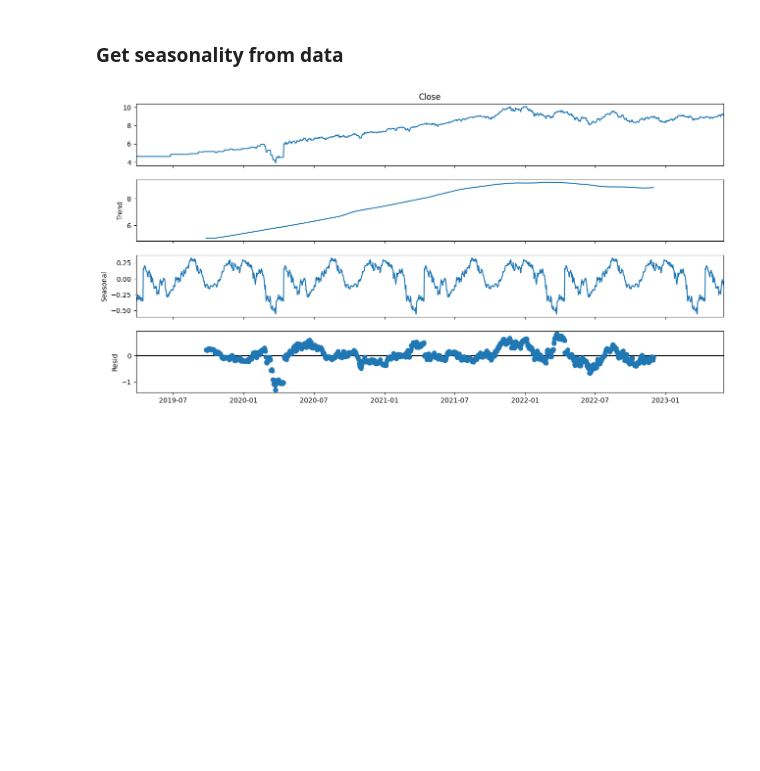
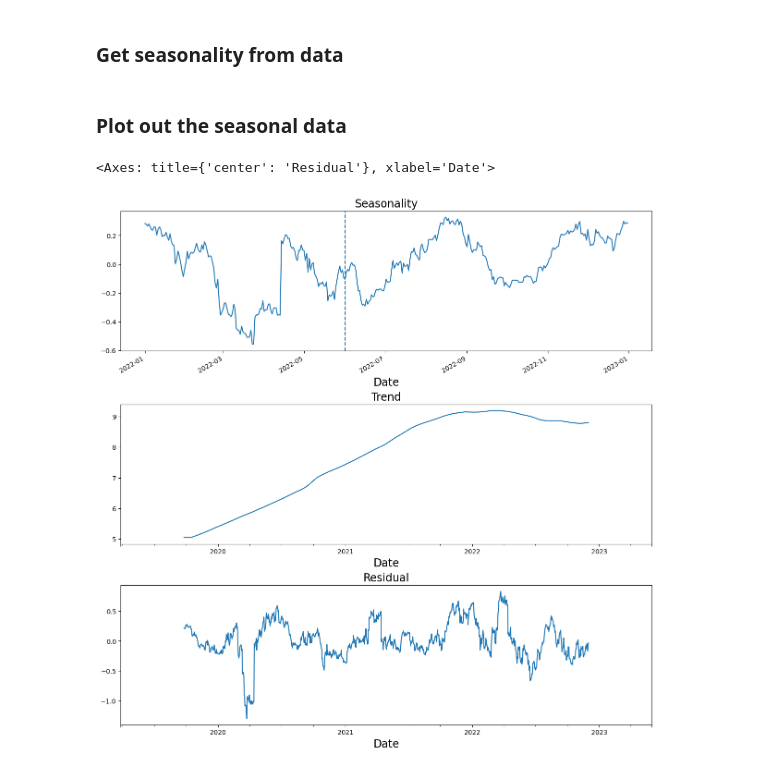
Before and after one commit to marco-sorich/FinSea, a Jupyter notebook: Seasonality.ipynb, the cells around one changed output. Cells and saved outputs as stored; diff of their text form; code cells hidden in the pictures; blank space fills up the shorter version.

Commit message:
Seasonality, trend and residual plotted
* Seasonality including today-line
* Trend over whole history
* Residual over whole history

```diff
--- a/Seasonality.ipynb
+++ b/Seasonality.ipynb
@@ -54,14 +55,30 @@ plt.show()
 # %% [markdown]
 ### Get seasonality from data
 # %%
-
-
 df = df.asfreq('d')                 # set correct frequency
 df = df.fillna(method='ffill')      # fill up missing values
-
 decompose = seasonal_decompose(df['Close'], model='additive', period=365)
-fig = decompose.plot()
-fig.tight_layout()
-fig.set_size_inches(14,7)
-# %% [output]
-[figure, removed]
+# %% [markdown]
+### Plot out the seasonal data
+# %%
+plt.figure(figsize=(12,12), layout='constrained')
+
+plt.subplot(311)
+plt.xlabel('Date', fontsize=17)
+plt.title('Seasonality', fontsize=17)
+year=dt.date.today().year-1
+plt.axvline(mdates.date2num(dt.datetime(year, dt.date.today().month, dt.date.today().day)), linestyle='dashed')
+decompose.seasonal[str(year) + '-01-01':str(year) + '-12-31'].plot()
+
+plt.subplot(312)
+plt.xlabel('Date', fontsize=17)
+plt.title('Trend', fontsize=17)
+decompose.trend.plot()
+
+plt.subplot(313)
+plt.xlabel('Date', fontsize=17)
+plt.title('Residual', fontsize=17)
+decompose.resid.plot()
+# %% [output]
+<Axes: title={'center': 'Residual'}, xlabel='Date'>
+[figure, added]
```
Also changed, not shown: parts of 1 cell of this notebook.
